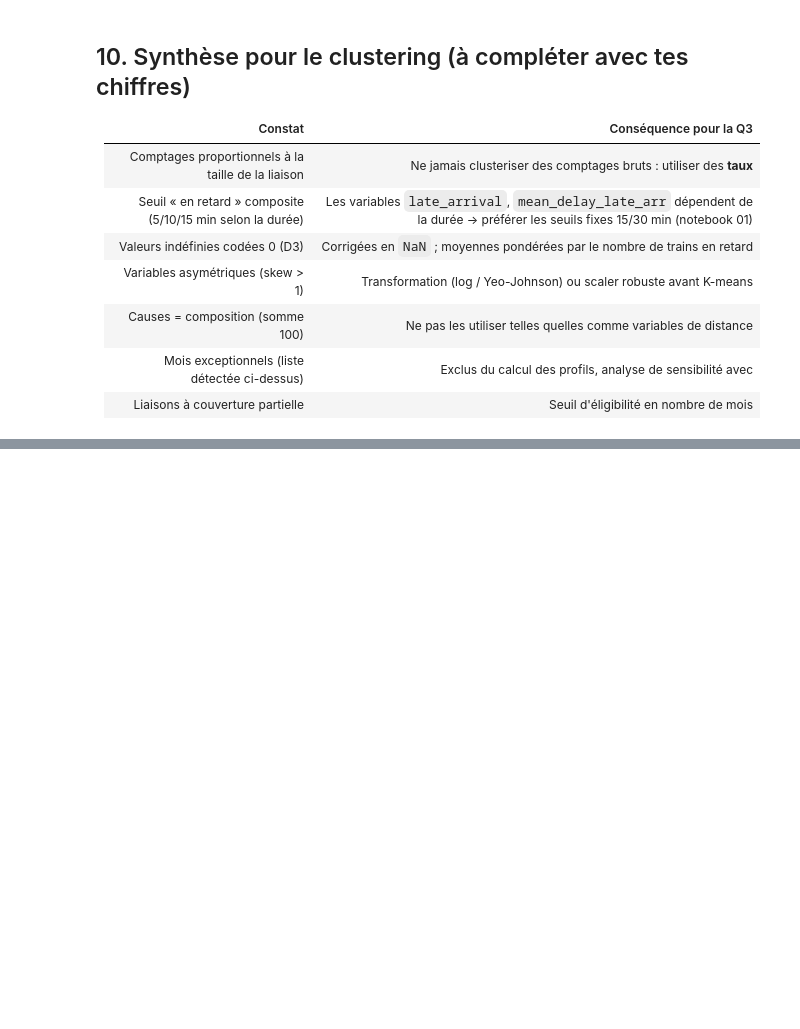
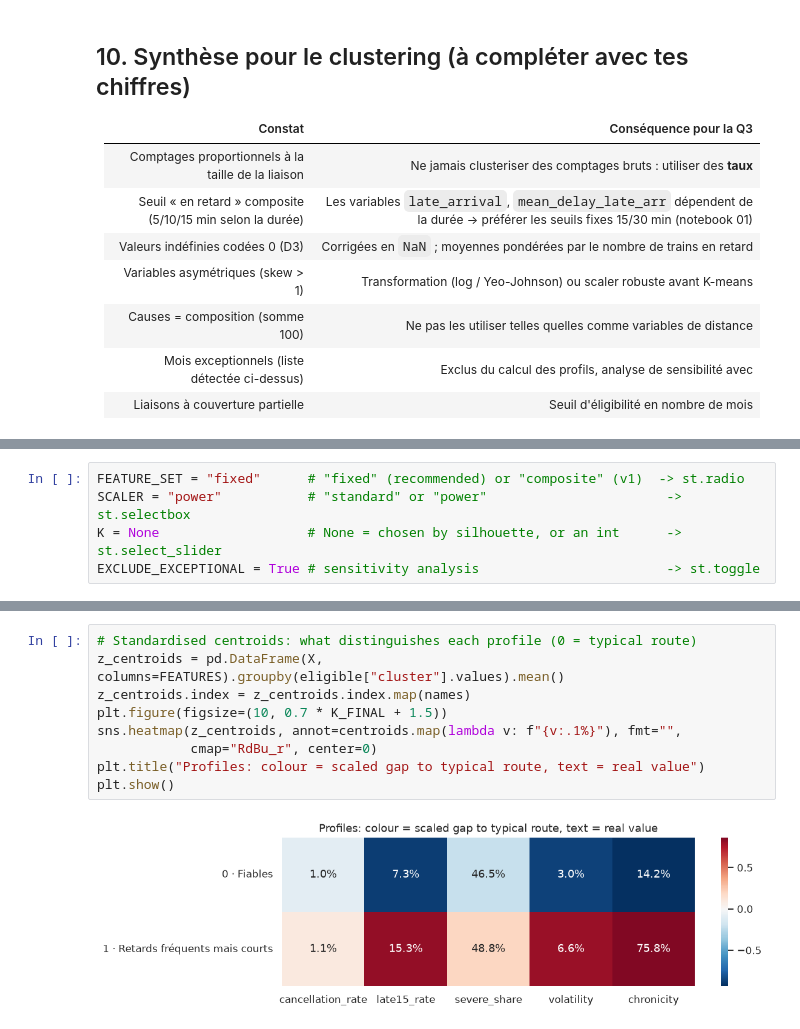
Before and after one commit to bouharrameryem-gmail-com/railinsight, a Jupyter notebook: notebooks/Q3_punctuality_profiles_EDA.ipynb, the cells around one changed output, grey strips where cells are left out. Cells and saved outputs as stored; diff of their text form; blank space fills up the shorter version.

```diff
--- a/notebooks/Q3_punctuality_profiles_EDA.ipynb
+++ b/notebooks/Q3_punctuality_profiles_EDA.ipynb
@@ -617,0 +612,5 @@ on ne peut pas conclure *pourquoi* une liaison est dans un groupe.
+# %%
+FEATURE_SET = "fixed"      # "fixed" (recommended) or "composite" (v1)  -> st.radio
+SCALER = "power"           # "standard" or "power"                       -> st.selectbox
+K = None                   # None = chosen by silhouette, or an int      -> st.select_slider
+EXCLUDE_EXCEPTIONAL = True # sensitivity analysis                        -> st.toggle
@@ -617,0 +960,11 @@ on ne peut pas conclure *pourquoi* une liaison est dans un groupe.
+# %%
+# Standardised centroids: what distinguishes each profile (0 = typical route)
+z_centroids = pd.DataFrame(X, columns=FEATURES).groupby(eligible["cluster"].values).mean()
+z_centroids.index = z_centroids.index.map(names)
+plt.figure(figsize=(10, 0.7 * K_FINAL + 1.5))
+sns.heatmap(z_centroids, annot=centroids.map(lambda v: f"{v:.1%}"), fmt="",
+            cmap="RdBu_r", center=0)
+plt.title("Profiles: colour = scaled gap to typical route, text = real value")
+plt.show()
+# %% [output]
+[figure, added]
```
Also changed, not shown: parts of 23 cells of this notebook.
